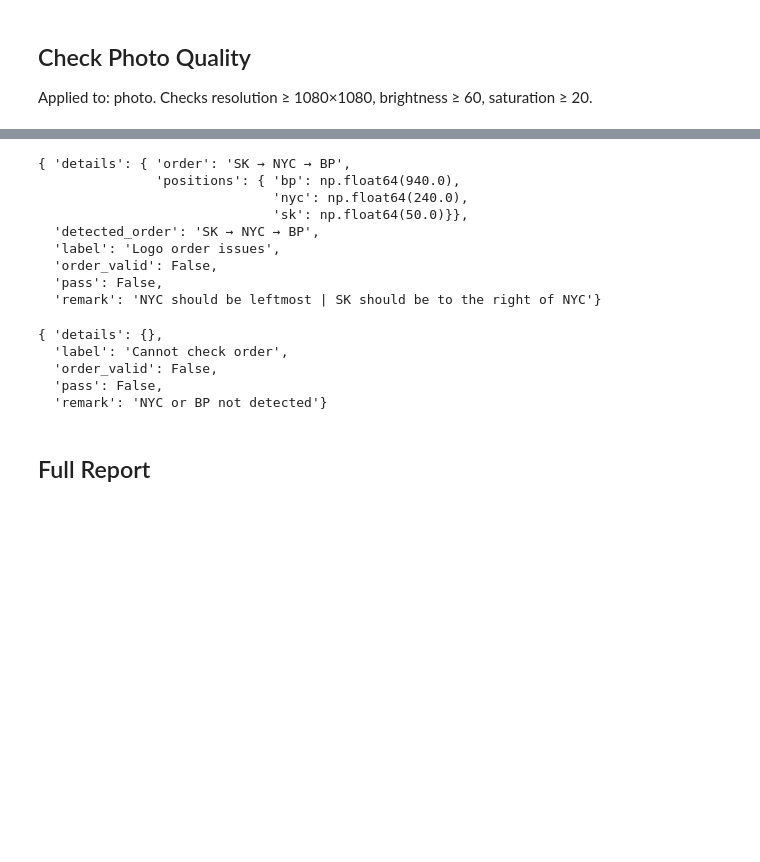
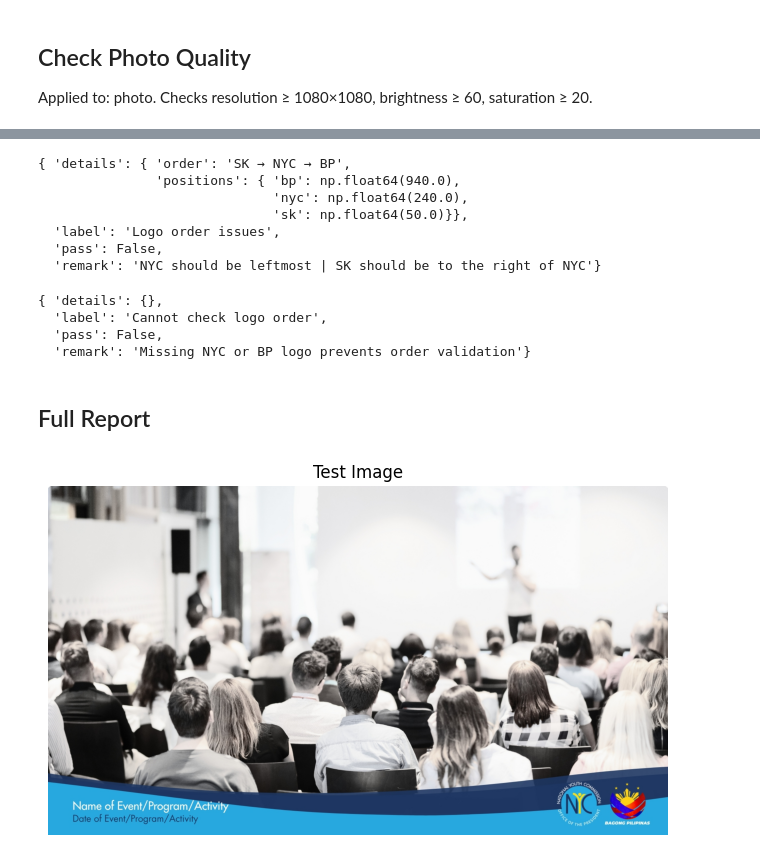
Before and after one commit to zkdlyn/pubmat-checker-nyc, a Jupyter notebook: pub_checker_test.ipynb, the cells around one changed output, grey strips where cells are left out. Saved outputs shown, nothing was run; the diff lists cells and outputs as text; code cells hidden in the pictures; blank space fills up the shorter version.

```diff
--- a/pub_checker_test.ipynb
+++ b/pub_checker_test.ipynb
@@ -298,15 +299,12 @@ mock_wrong_order = {
 }
 wrong_order = check_logo_order(mock_wrong_order, collaborators=['sk'])
 pp.pprint(wrong_order)
-assert not wrong_order['pass'], 'Expected order check to fail'
 # %% [output]
 { 'details': { 'order': 'SK → NYC → BP',
                'positions': { 'bp': np.float64(940.0),
                               'nyc': np.float64(240.0),
                               'sk': np.float64(50.0)}},
-  'detected_order': 'SK → NYC → BP',
   'label': 'Logo order issues',
-  'order_valid': False,
   'pass': False,
   'remark': 'NYC should be leftmost | SK should be to the right of NYC'}
 # %%
@@ -317,15 +315,26 @@ mock_missing_bp = {
     'sk':   None,
     'yorp': None,
 }
-missing_result = check_logo_order(mock_missing_bp)
+missing_result = check_logo_order(mock_missing_bp, collaborators=(""))
 pp.pprint(missing_result)
-assert not missing_result['pass']
 # %% [output]
 { 'details': {},
-  'label': 'Cannot check order',
-  'order_valid': False,
+  'label': 'Cannot check logo order',
   'pass': False,
-  'remark': 'NYC or BP not detected'}
+  'remark': 'Missing NYC or BP logo prevents order validation'}
 # %% [markdown]
 ## Full Report
+# %%
+IMAGE_PATH ='test_set/images/test_36.jpg'
+image = cv2.imread(IMAGE_PATH)  #  test image
+
+
+
+plt.figure(figsize=(8, 8))
+plt.imshow(cv2.cvtColor(image, cv2.COLOR_BGR2RGB))
+plt.title("Test Image")
+plt.axis("off")
+plt.show()
+# %% [output]
+[figure, added]
 # %%
```
Also changed, not shown: parts of 13 cells of this notebook, 2 other files.
